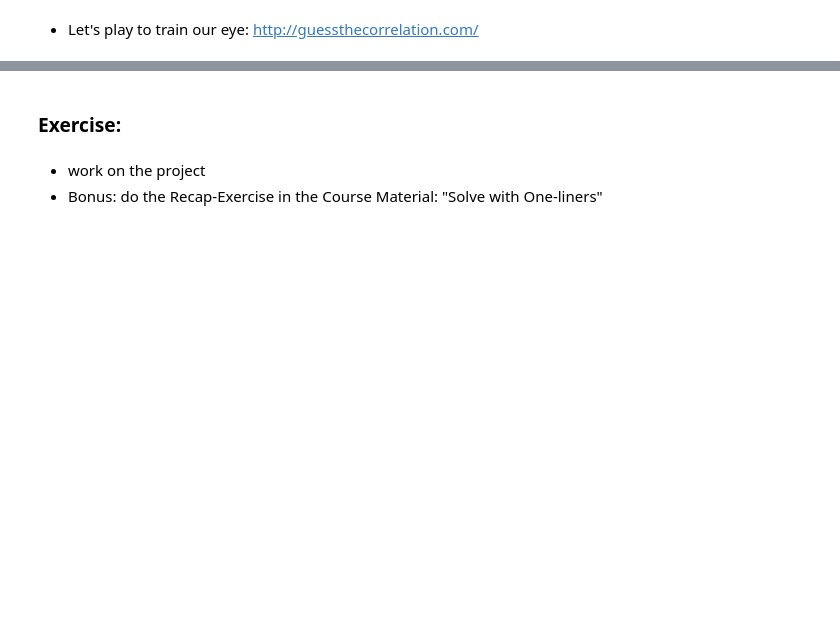
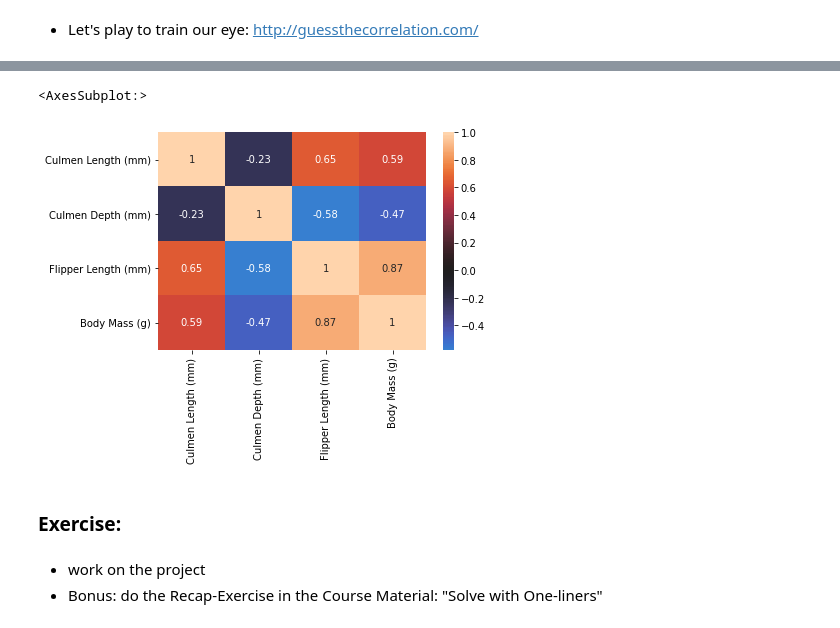
Before and after one commit to GParolini/spiced_academy_projects, a Jupyter notebook: week1_files/Descriptive_Statistics_VanillaVectors.ipynb, the cells around one changed output, grey strips where cells are left out. Cells and saved outputs as stored; diff of their text form; code cells hidden in the pictures; blank space fills up the shorter version.

```diff
--- a/week1_files/Descriptive_Statistics_VanillaVectors.ipynb
+++ b/week1_files/Descriptive_Statistics_VanillaVectors.ipynb
@@ -11,4 +13,4 @@ Image(url= "https://imgs.xkcd.com/comics/boyfriend.png", width = 600)
 # %% [markdown]
 ### Load clean penguin data set
 # %%
-df = pd.read_csv('...', sep=';')
+df = pd.read_csv('../data/penguins_simple.csv', sep=';')
@@ -62,3 +160,8 @@ sns.despine()
+# %%
+sns.heatmap(df.corr(), annot=True, center=0)
+# %% [output]
+<AxesSubplot:>
+[figure, added]
 # %% [markdown]
 ### Exercise:
 # %% [markdown]
```
Also changed, not shown: parts of 26 cells of this notebook, 5 other files.
